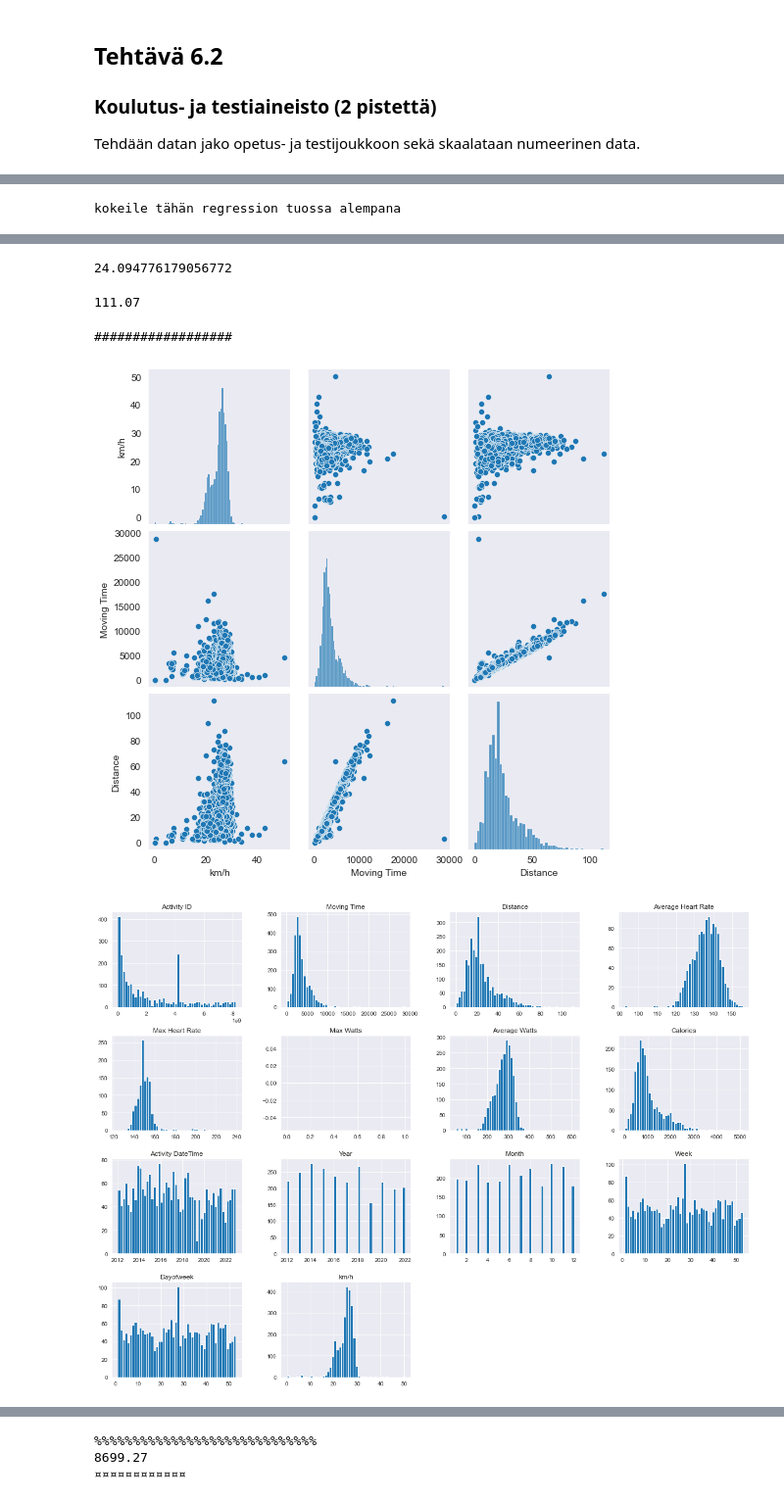
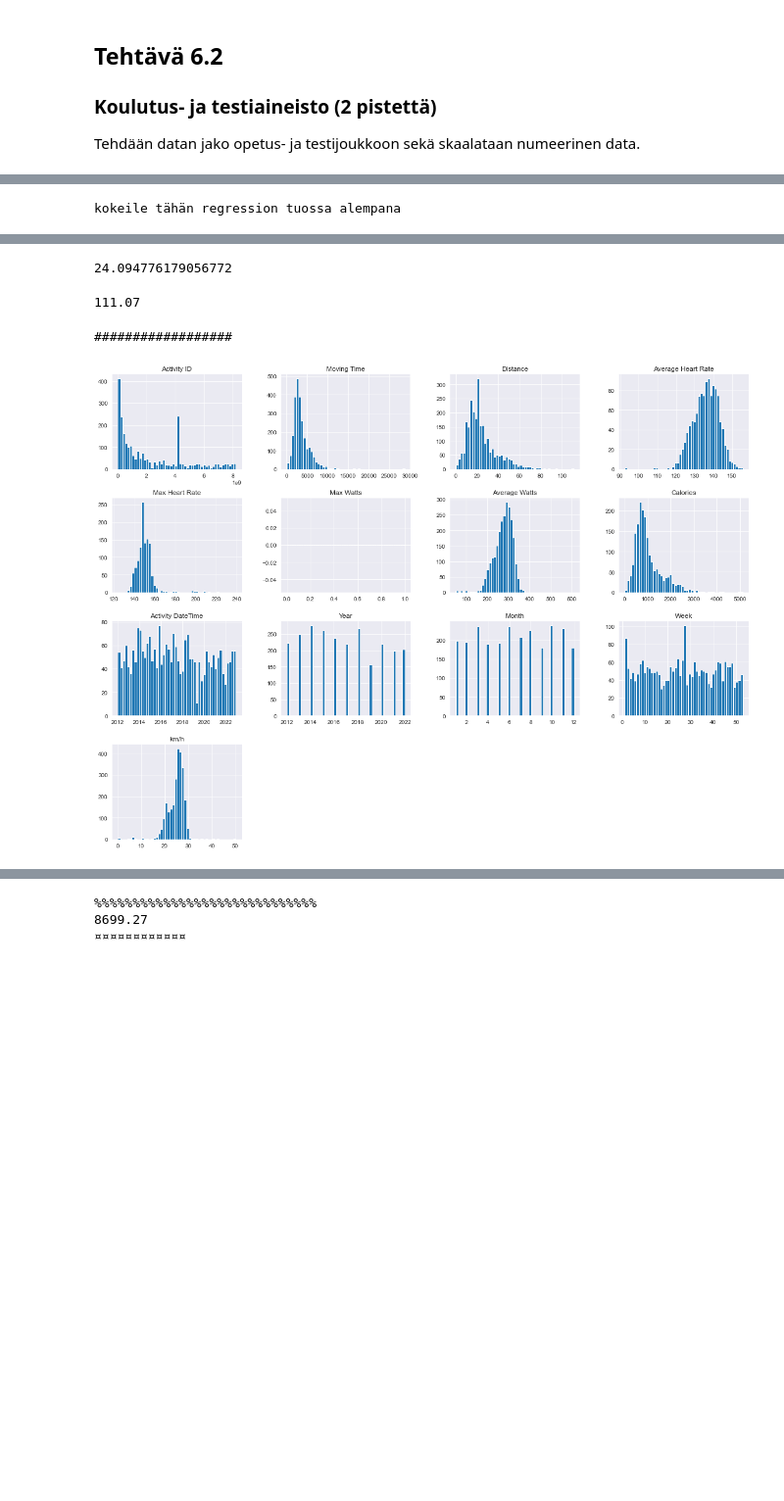
Before and after one commit to laakkti/deeplearningHT, a Jupyter notebook: tsekkaa.ipynb, the cells around one changed output, grey strips where cells are left out. Shown: that part at 98% size. Saved outputs shown, nothing was run; the diff lists cells and outputs as text; code cells hidden in the pictures; blank space fills up the shorter version.

```diff
--- a/tsekkaa.ipynb
+++ b/tsekkaa.ipynb
@@ -101,28 +30,32 @@ y_test=y_test.astype(int)
 # TODO: Kirjoita toteutuksesi tähän soluun.
 
 # ei voida tehdä täysin luetettavaa yleistävää analyysiä koska muuttuvia ja vaikuttavia tekijöitä on monia/useita
+# datasyta voidaan helposti visalisoida joten suuntaanatavaa tietoa voidaan nähdä
 # sääolosuhteista lähtien vireystilaan/energiaan kellonaikaan ja kuinka ikä vaikuttaa HALUAN TODITAA ETTÄ
 # vauhtio on mielestäni pysynyt hyvällä tasolla tosin matkat lyhentyneet TODISTA, filtteröi lyhyet matkat,
 # tosin niita ei 10 vuoden alussa juurikaan ollut vai oliko?
+
+
 
 import pandas as pd
 import matplotlib.pyplot as plt
 pd.options.display.max_rows = 2000
 
-# HAE POIKKEMAT YMS:
+# HAE POIKKEMAT YMS: avgteho ei voi olla yli 400 km/h ei voii olla yli 40  jne. jne,
 df = pd.read_csv("./data/activities.csv",delimiter=",")
 
 #print(df[:1])
 
-# valitaan pyöräily aktiviteetit
+# valitaan nimenomaan pyöräily aktiviteetit
 df = df[df['Activity Type'] == 'Ride']
 
 #display(df.isna().sum())
 
-#df['label'] = df['label'].replace({'male':1 ,'female':0})
+
+
 #df.fillna(0,inplace=True)
 ############################
-# valitaan ensin halutut kentät ja sitten vasta poistetaan rivit joissa NaN riippuen mitä dataa tarkastellaan
+
 
 
 #empty=df[df.isin([NaN]).any(axis=1)]
@@ -143,7 +76,18 @@ df = df[df['Activity Type'] == 'Ride']
 
 # average speed turha koska lasketaan km/h
 #display(df)
-df=df[['Activity ID','Activity Name','Activity Date','Moving Time','Distance','Average Heart Rate','Max Heart Rate','Max Watts','Average Watts','Calories']]
+
+# valitaan ensin halutut kentät ja sitten vasta poistetaan rivit joissa NaN riippuen mitä dataa tarkastellaan
+# valitaan vain ne tiedot joista ollaan kiinnostuneita
+columns=['Activity ID','Activity Name','Activity Date','Moving Time','Distance','Average Heart Rate','Max Heart Rate','Max Watts','Average Watts','Calories']
+df=df[columns]
+
+## datan esikäsittely
+## selvitetään vrheelliset arvot, mäitä syytä tai toisesta joskus tulee
+## puutteliset tiedot/sarakeet
+
+
+
 
 #df=df=df[['Moving Time','Distance','Average Speed','Average Heart Rate','Max Heart Rate','Max Watts','Average Watts','Calories']]
 
@@ -155,8 +99,8 @@ df['Activity DateTime']=pd.to_datetime(df['Activity Date'])
 # lisätään pari kenttää
 df['Year'] = df['Activity DateTime'].dt.year
 df['Month'] = df['Activity DateTime'].dt.month
-df['Week'] = df['Activity DateTime'].dt.week
-df['Dayofweek'] = df['Activity DateTime'].dt.isocalendar().week
+df['Week'] = df['Activity DateTime'].dt.isocalendar().week
+df['Dayofweek'] = df['Activity DateTime'].dt.day_name()
 
 df['km/h'] = df['Distance'] / (df['Moving Time'] / 3600)
 
@@ -167,6 +111,7 @@ df['km/h'] = df['Distance'] / (df['Moving Time'] / 3600)
 
 avgHR=df[['Average Heart Rate']]
 
+# HUOMIOTAVA että Average Heart Rate    1305 NaN arvoa e.i riviä suoritusta, joten analysoitava aineisto supistuu tuolta osin
 # aina (melko useasti) ei ole ollut sykkeenmittaus päällä, joten poistetaan keskimääräistä syketasoa laskiessa koko aineistosta
 avgHR = avgHR.dropna()
 
@@ -320,7 +265,7 @@ print("kokeile tähän regression tuossa alempana")
 ###########################
 #df=df[['km/h','Moving Time','Distance']]
 #pp_df = runs[['distance', 'elevation gain', 'km per hour', 'max heart rate', 'calories']]
-sns.pairplot(df[['km/h','Moving Time','Distance']]);
+
 
 ###########################
 df.hist(bins=50,figsize=(20,15))
@@ -333,32 +278,31 @@ df.hist(bins=50,figsize=(20,15))
 #sns.heatmap
 ###########################
 # millä funktiolla saadaan meanit yms.
 display(df.describe())
 # mikä on std, ehkä parempi kaikki mitä halutaanottaa erikseen
 display(df['Distance'].mean())
 display(df['Distance'].max())
 ###########################
 print("##################")
 #display(df)
 # %% [output]
 (2502, 5)
 >>>>>>>>>>>>>>>>>>>>>>>>>>
 [figure]
 (2502, 16)
 (2495, 16)
 [figure]
 kokeile tähän regression tuossa alempana
 |  | Activity ID | Moving Time | Distance | Average Heart Rate | Max Heart Rate | Max Watts | Average Watts | ... |
 | count | 2.502000e+03 | 2502.000000 | 2502.000000 | 1197.000000 | 1201.000000 | 0.0 | 2465.000000 | ... |
 | mean | 2.277765e+09 | 3466.615108 | 24.094776 | 135.882078 | 150.613655 | NaN | 273.993570 | ... |
 | std | 2.316297e+09 | 1917.987226 | 13.797216 | 6.784203 | 11.226336 | NaN | 45.066499 | ... |
 | min | 1.287044e+07 | 4.000000 | 0.000000 | 92.451027 | 124.000000 | NaN | 49.982948 | ... |
 | 25% | 3.180909e+08 | 2243.000000 | 15.060000 | 131.449768 | 145.000000 | NaN | 248.634048 | ... |
 | 50% | 1.361230e+09 | 3000.000000 | 20.595000 | 136.406998 | 149.000000 | NaN | 280.474640 | ... |
 | 75% | 4.244012e+09 | 4219.500000 | 30.137500 | 140.832001 | 153.000000 | NaN | 305.085846 | ... |
 | max | 8.211470e+09 | 28800.000000 | 111.070000 | 155.792206 | 239.000000 | NaN | 609.448181 | ... |
 24.094776179056772
 111.07
 ##################
-[figure, old version]
+[figure, new version]
-[figure, removed]
```
Also changed, not shown: parts of 29 cells of this notebook, 2 other files.
